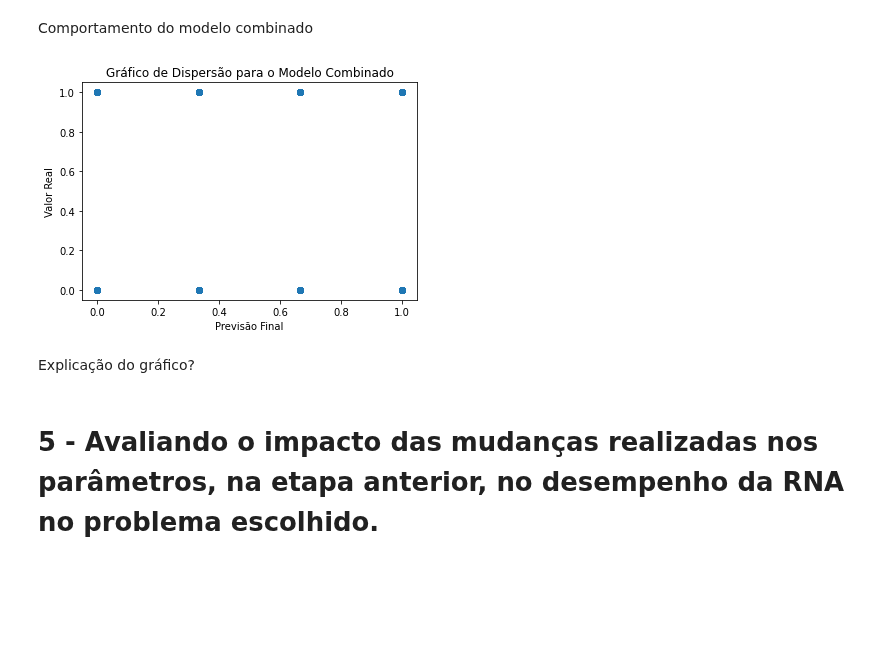
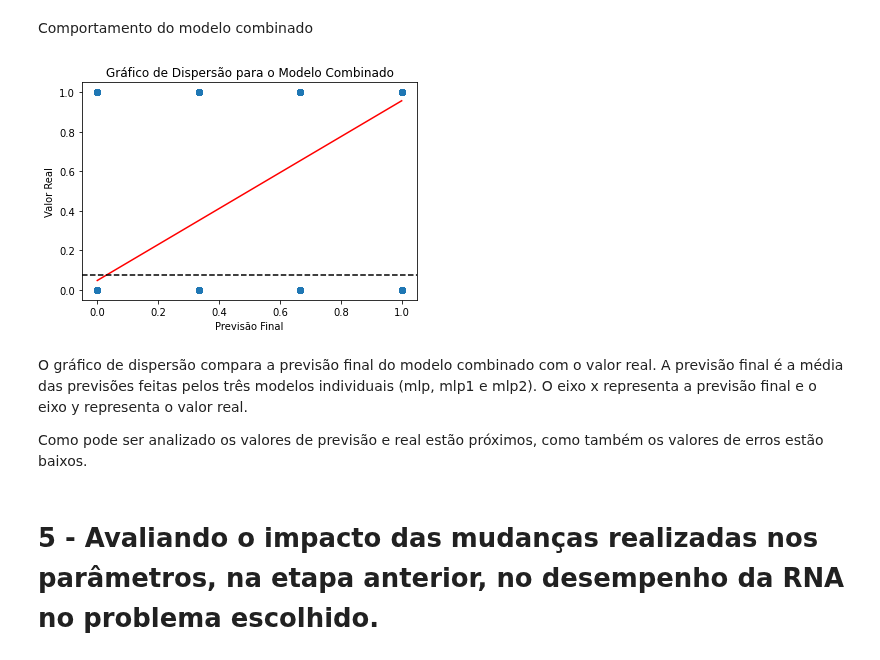
Before and after one commit to gustavo1902/RedesNeurais, a Jupyter notebook: Projeto_Final_Resolvendo_um_problema_prático_com_RNAs.ipynb, the cells around one changed output. Cells and saved outputs as stored; diff of their text form; code cells hidden in the pictures; blank space fills up the shorter version.

```diff
--- a/Projeto_Final_Resolvendo_um_problema_prático_com_RNAs.ipynb
+++ b/Projeto_Final_Resolvendo_um_problema_prático_com_RNAs.ipynb
@@ -504,23 +505,42 @@ Aqui cada modelo é treinado separadamente e depois são combinados usando a cla
 # %% [markdown]
 Comportamento do modelo combinado
 # %%
-# Previsões feitas pelos modelos individuais
+#Treinando o modelo mlp
+mlp = MLPClassifier(hidden_layer_sizes=(10, 10, 10), max_iter=1000)
+mlp.fit(X_train, y_train)
+
+#Treinando o modelo mlp1
+mlp1 = MLPClassifier(hidden_layer_sizes=(50,50,20,20,10), activation='tanh', solver='adam', max_iter=1000)
+mlp1.fit(X_train, y_train)
+
+#Treinando o modelo mlp2
+mlp2 = MLPClassifier(hidden_layer_sizes=(20), activation='relu', solver='adam', max_iter=1000)
+mlp2.fit(X_train, y_train)
+
+#Previsões feitas pelos modelos individuais
 pred1 = mlp.predict(X_test)
 pred2 = mlp1.predict(X_test)
 pred3 = mlp2.predict(X_test)
 
-# Média das previsões para obter a previsão final do modelo combinado
+#Média das previsões para obter a previsão final do modelo combinado
 final_pred = np.mean([pred1, pred2, pred3], axis=0)
 
-# Criando o gráfico de dispersão
+#Cálculo do erro médio
+erro_medio = np.mean(np.abs(final_pred - y_test))
+
+#Criando o gráfico de dispersão
 plt.scatter(final_pred, y_test)
+plt.plot(np.unique(final_pred), np.poly1d(np.polyfit(final_pred, y_test, 1))(np.unique(final_pred)), color='red')
+plt.axhline(y=erro_medio, color='black', linestyle='--')
 plt.xlabel("Previsão Final")
 plt.ylabel("Valor Real")
 plt.title("Gráfico de Dispersão para o Modelo Combinado")
 plt.show()
 # %% [output]
-[figure, old version]
+[figure, new version]
-# %% [markdown]
-Explicação do gráfico?
+# %% [markdown]
+O gráfico de dispersão compara a previsão final do modelo combinado com o valor real. A previsão final é a média das previsões feitas pelos três modelos individuais (mlp, mlp1 e mlp2). O eixo x representa a previsão final e o eixo y representa o valor real.
+
+Como pode ser analizado os valores de previsão e real estão próximos, como também os valores de erros estão baixos.
 # %% [markdown]
 # 5 - Avaliando o impacto das mudanças realizadas nos parâmetros, na etapa anterior, no desempenho da RNA no problema escolhido.
```
Also changed, not shown: parts of 4 cells of this notebook.
